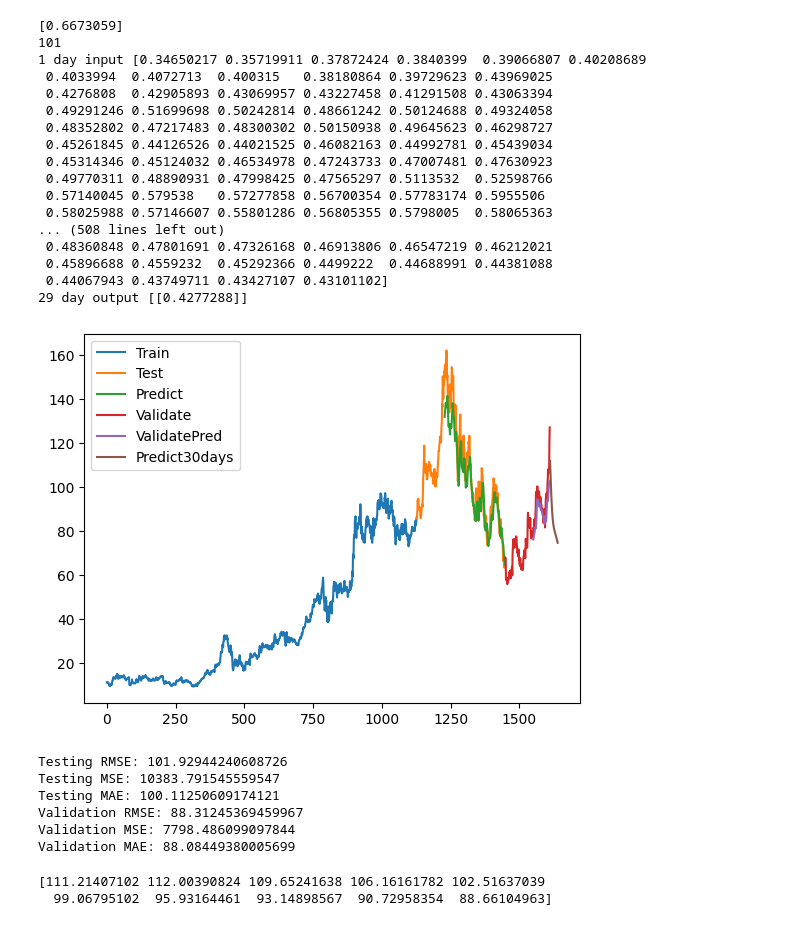
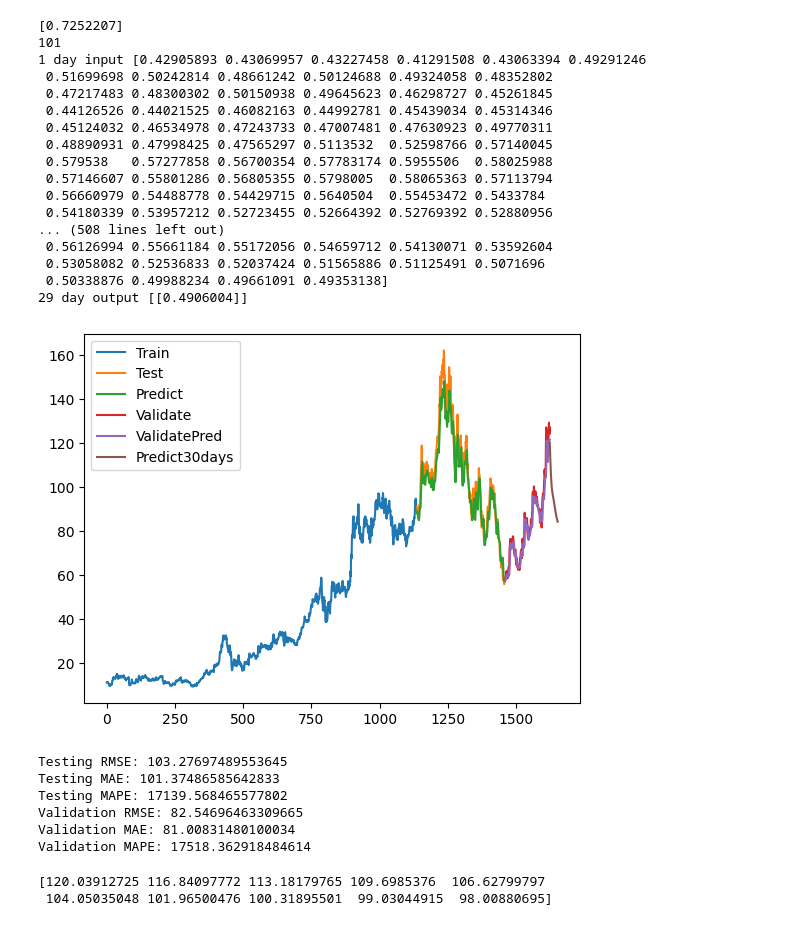
Before and after one commit to dangnghiepcuong/IS403.N21.HTTT_Nhom2, a Jupyter notebook: Test LSTM/AMD_LSTM_Model_622.ipynb, the cells around one changed output. Saved outputs shown, nothing was run; the diff lists cells and outputs as text; code cells hidden in the pictures.

```diff
--- a/Test LSTM/AMD_LSTM_Model_622.ipynb
+++ b/Test LSTM/AMD_LSTM_Model_622.ipynb
@@ -34,7 +32,7 @@ import numpy
 # convert an array of values into a dataset matrix
 def create_dataset(dataset, time_step=1):
 	dataX, dataY = [], []
-	for i in range(len(dataset)-time_step-1):
+	for i in range(len(dataset)-time_step):
 		a = dataset[i:(i+time_step), 0]   ###i=0, X=0,1,2,3-----99   Y=100
 		dataX.append(a)
 		dataY.append(dataset[i + time_step, 0])
@@ -49,3 +47,16 @@ X_test, ytest = create_dataset(test_data, time_step)
+# %%
+#6. New
+
+time_step = 100
+X, y = create_dataset(df1, time_step)
+
+X_train = X[:train_size-100]
+X_test = X[train_size-100:train_size-100+test_size]
+X_val = X[train_size-100+test_size:]
+
+y_train = y[:train_size-100]
+ytest = y[train_size-100:train_size-100+test_size]
+yval = y[train_size+test_size-100:]
 # %%
 # 7. Reshape input to be [samples, time steps, features] which is required for LSTM
 X_train =X_train.reshape(X_train.shape[0],X_train.shape[1] , 1)
@@ -138,42 +149,52 @@ while(i<30):
         lst_output.extend(yhat.tolist())
         i=i+1
 # %% [output]
-[0.6673059]
+[0.7252207]
 101
-1 day input [0.34650217 0.35719911 0.37872424 0.3840399  0.39066807 0.40208689
- 0.4033994  0.4072713  0.400315   0.38180864 0.39729623 0.43969025
- 0.4276808  0.42905893 0.43069957 0.43227458 0.41291508 0.43063394
- 0.49291246 0.51699698 0.50242814 0.48661242 0.50124688 0.49324058
- 0.48352802 0.47217483 0.48300302 0.50150938 0.49645623 0.46298727
- 0.45261845 0.44126526 0.44021525 0.46082163 0.44992781 0.45439034
- 0.45314346 0.45124032 0.46534978 0.47243733 0.47007481 0.47630923
- 0.49770311 0.48890931 0.47998425 0.47565297 0.5113532  0.52598766
- 0.57140045 0.579538   0.57277858 0.56700354 0.57783174 0.5955506
- 0.58025988 0.57146607 0.55801286 0.56805355 0.5798005  0.58065363
+1 day input [0.42905893 0.43069957 0.43227458 0.41291508 0.43063394 0.49291246
+ 0.51699698 0.50242814 0.48661242 0.50124688 0.49324058 0.48352802
+ 0.47217483 0.48300302 0.50150938 0.49645623 0.46298727 0.45261845
+ 0.44126526 0.44021525 0.46082163 0.44992781 0.45439034 0.45314346
+ 0.45124032 0.46534978 0.47243733 0.47007481 0.47630923 0.49770311
+ 0.48890931 0.47998425 0.47565297 0.5113532  0.52598766 0.57140045
+ 0.579538   0.57277858 0.56700354 0.57783174 0.5955506  0.58025988
+ 0.57146607 0.55801286 0.56805355 0.5798005  0.58065363 0.57113794
+ 0.56660979 0.54488778 0.54429715 0.5640504  0.55453472 0.5433784
+ 0.54180339 0.53957212 0.52723455 0.52664392 0.52769392 0.52880956
 ... (508 lines left out)
- 0.48360848 0.47801691 0.47326168 0.46913806 0.46547219 0.46212021
- 0.45896688 0.4559232  0.45292366 0.4499222  0.44688991 0.44381088
- 0.44067943 0.43749711 0.43427107 0.43101102]
-29 day output [[0.4277288]]
+ 0.56126994 0.55661184 0.55172056 0.54659712 0.54130071 0.53592604
+ 0.53058082 0.52536833 0.52037424 0.51565886 0.51125491 0.5071696
+ 0.50338876 0.49988234 0.49661091 0.49353138]
+29 day output [[0.4906004]]
 # %%
 # 14.Vẽ hình
 train_data_index = pd.RangeIndex(start=0, stop=train_size, step=1)
 plt.plot(scaler.inverse_transform(train_data))
+
 test_data_index = pd.RangeIndex(start=train_size, stop=train_size+test_size, step=1)
 plt.plot(test_data_index,scaler.inverse_transform(test_data))
-test_data_index = pd.RangeIndex(start=train_size+time_step+1, stop=train_size+test_size, step=1)
+
+test_data_index = pd.RangeIndex(start=train_size, stop=train_size+test_size, step=1)
 plt.plot(test_data_index,(y_pred))
+
 val_data_index = pd.RangeIndex(start=train_size+test_size, stop=train_size+test_size+val_size, step=1)
 plt.plot(val_data_index,scaler.inverse_transform(val_data))
-val_data_index = pd.RangeIndex(start=train_size+test_size+time_step+1, stop=train_size+test_size+val_size, step=1)
+
+val_data_index = pd.RangeIndex(start=train_size+test_size, stop=train_size+test_size+val_size, step=1)
 plt.plot(val_data_index,y_pred_val)
+
 prediect_data_index = pd.RangeIndex(start=len(df1)-1, stop=len(df1)+29, step=1)
 plt.plot(prediect_data_index,scaler.inverse_transform(lst_output))
+
 plt.legend(['Train','Test','Predict','Validate','ValidatePred','Predict30days'])
 plt.show()
 # %% [output]
-[figure, old version]
+[figure, new version]
 # %%
+def mape(actual, predicted):
+    actual, predicted = np.array(actual), np.array(predicted)
+    return np.mean(np.abs((actual - predicted) / actual)) * 100
+
 from sklearn.metrics import mean_squared_error, mean_absolute_error
 import numpy as np
 
@@ -198,17 +219,17 @@ print('Validation RMSE:', valid_rmse)
 print('Validation MAE:', valid_mae)
 print("Validation MAPE:", valid_mape)
 # %% [output]
-Testing RMSE: 101.92944240608726
-Testing MSE: 10383.791545559547
-Testing MAE: 100.11250609174121
-Validation RMSE: 88.31245369459967
-Validation MSE: 7798.486099097844
-Validation MAE: 88.08449380005699
+Testing RMSE: 103.27697489553645
+Testing MAE: 101.37486585642833
+Testing MAPE: 17139.568465577802
+Validation RMSE: 82.54696463309665
+Validation MAE: 81.00831480100034
+Validation MAPE: 17518.362918484614
 # %%
 print(scaler.inverse_transform(lst_output)[:10, 0])
 # %% [output]
-[111.21407102 112.00390824 109.65241638 106.16161782 102.51637039
-  99.06795102  95.93164461  93.14898567  90.72958354  88.66104963]
+[120.03912725 116.84097772 113.18179765 109.6985376  106.62799797
+ 104.05035048 101.96500476 100.31895501  99.03044915  98.00880695]
 # %%
 print(df['Price'].tail(10))
 # %% [output]
```
Also changed, not shown: parts of 5 cells of this notebook, 42 other files.
